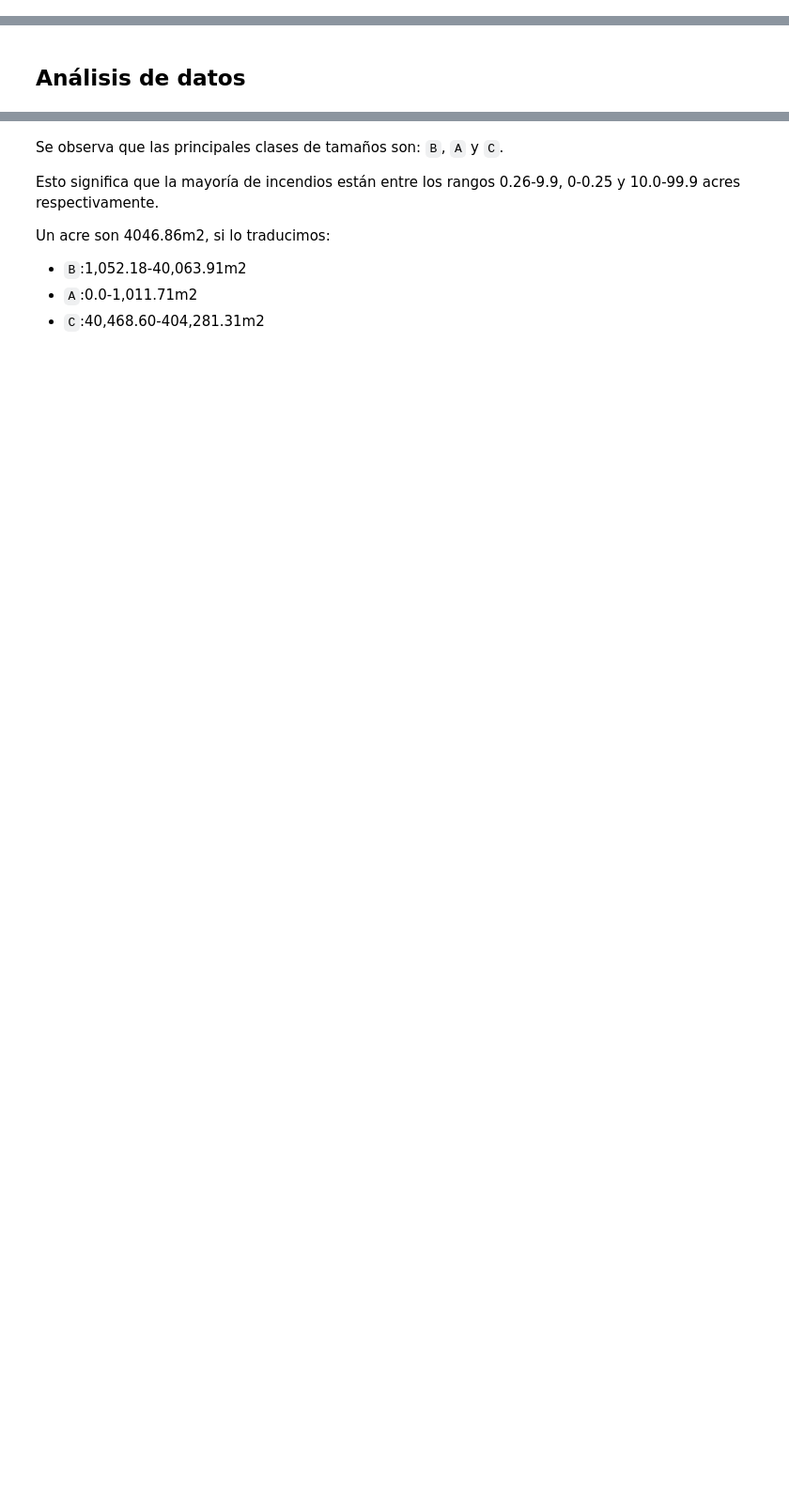
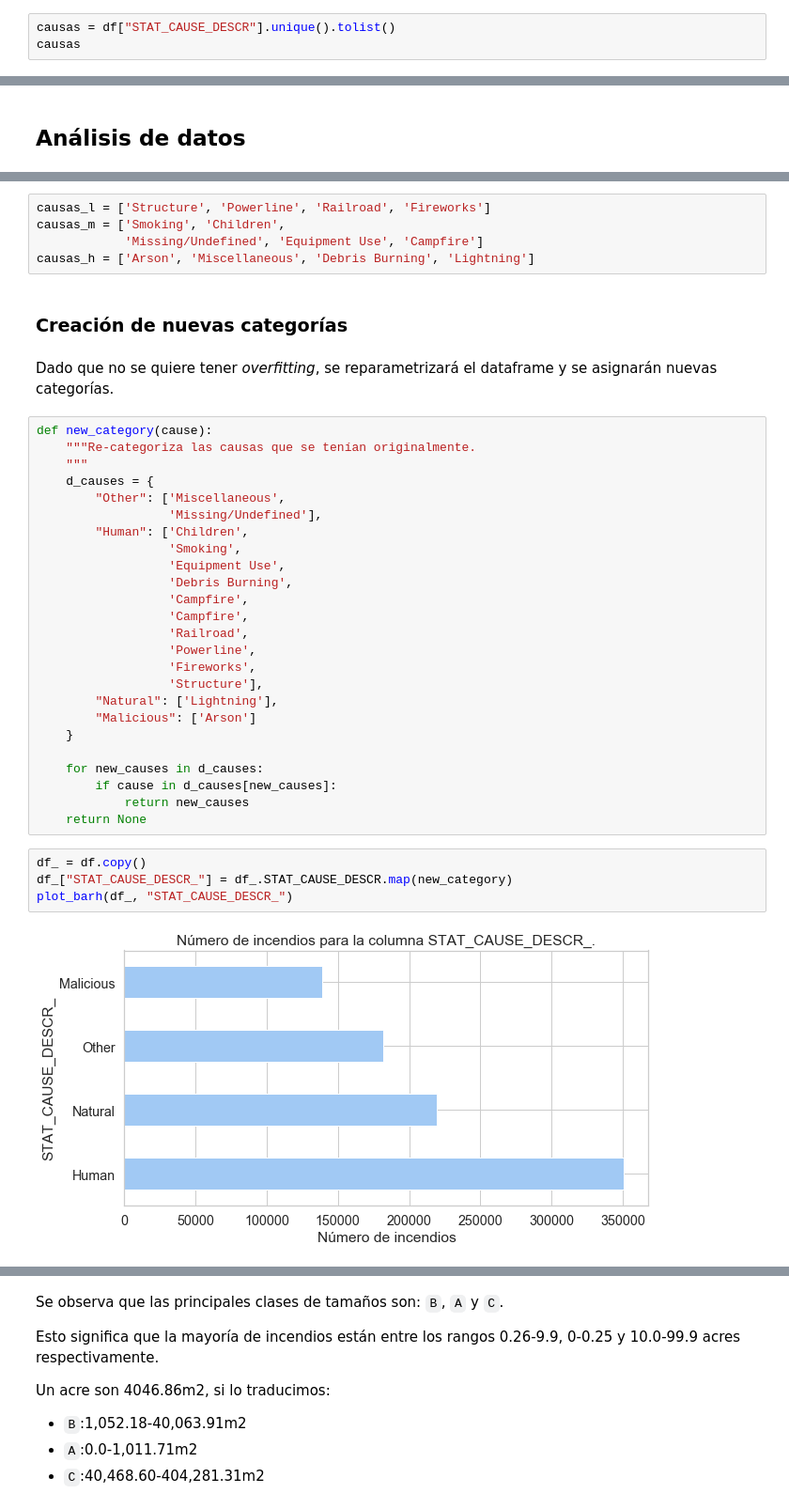
Before and after one commit to framunoz/Incendios-Forestales, a Jupyter notebook: notebooks/02-EDA.ipynb, the cells around one changed output, grey strips where cells are left out. Shown at 94% size. Cells and saved outputs as stored; diff of their text form; blank space fills up the shorter version.

```diff
--- a/notebooks/02-EDA.ipynb
+++ b/notebooks/02-EDA.ipynb
@@ -158,0 +122,3 @@ El dataset tiene una cantidad de 581159 datos y 17 variables.
+# %%
+causas = df["STAT_CAUSE_DESCR"].unique().tolist()
+causas
@@ -178,0 +190,40 @@ Estos, traducidos son: Quema de escombros, Relámpago, Misceláneo e Incendio pr
+# %%
+causas_l = ['Structure', 'Powerline', 'Railroad', 'Fireworks']
+causas_m = ['Smoking', 'Children',
+            'Missing/Undefined', 'Equipment Use', 'Campfire']
+causas_h = ['Arson', 'Miscellaneous', 'Debris Burning', 'Lightning']
+# %% [markdown]
+### Creación de nuevas categorías
+# %% [markdown]
+Dado que no se quiere tener _overfitting_, se reparametrizará el dataframe y se asignarán nuevas categorías.
+# %%
+def new_category(cause):
+    """Re-categoriza las causas que se tenían originalmente.
+    """
+    d_causes = {
+        "Other": ['Miscellaneous',
+                  'Missing/Undefined'],
+        "Human": ['Children',
+                  'Smoking',
+                  'Equipment Use',
+                  'Debris Burning',
+                  'Campfire',
+                  'Campfire',
+                  'Railroad',
+                  'Powerline',
+                  'Fireworks',
+                  'Structure'],
+        "Natural": ['Lightning'],
+        "Malicious": ['Arson']
+    }
+
+    for new_causes in d_causes:
+        if cause in d_causes[new_causes]:
+            return new_causes
+    return None
+# %%
+df_ = df.copy()
+df_["STAT_CAUSE_DESCR_"] = df_.STAT_CAUSE_DESCR.map(new_category)
+plot_barh(df_, "STAT_CAUSE_DESCR_")
+# %% [output]
+[figure, added]
```
Also changed, not shown: parts of 66 cells of this notebook, 2 other files.
